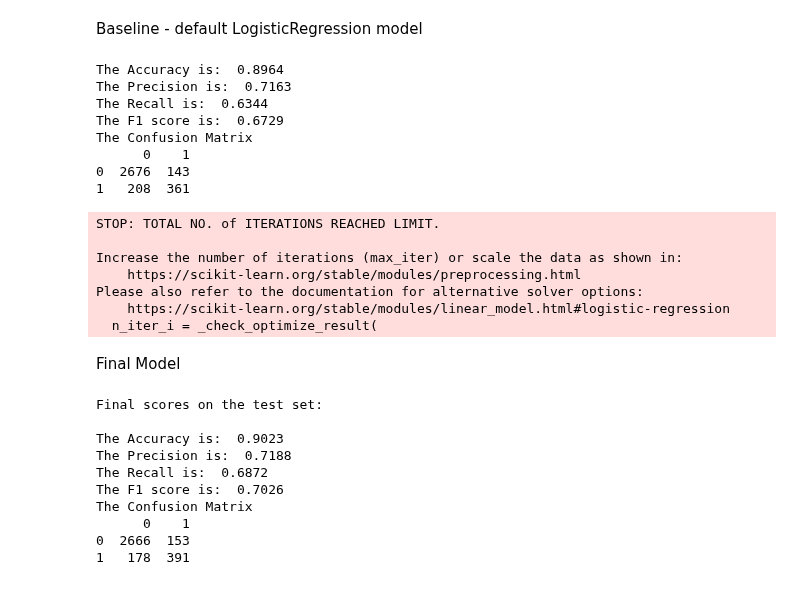
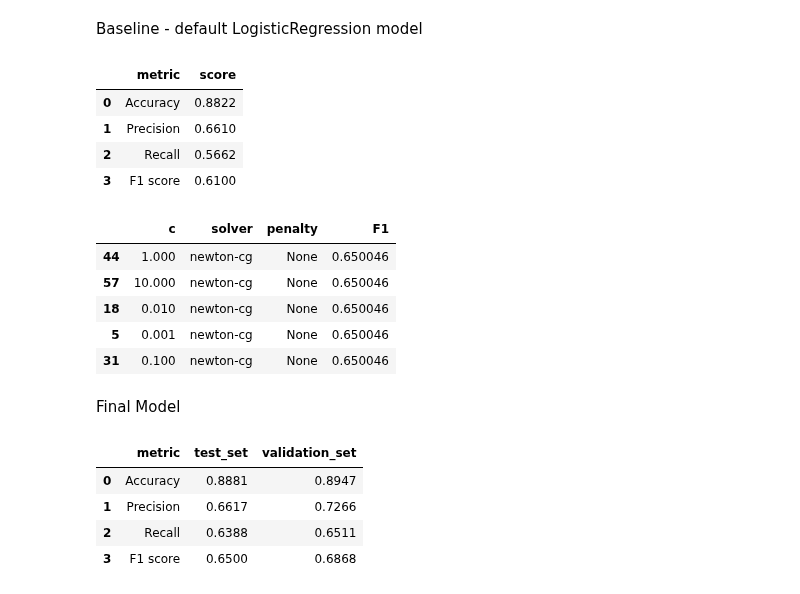
Before and after one commit to AntunesCSR/ML_Group_Projects, a Jupyter notebook: HA1/HA1.ipynb, the cells around one changed output. Drawn from its saved outputs; the diff is of its cells as text; code cells hidden in the pictures.

```diff
--- a/HA1/HA1.ipynb
+++ b/HA1/HA1.ipynb
@@ -490,70 +456,57 @@ model = LogisticRegression()
 model.fit(X_train, y_train_bin)
 y_pred = model.predict(X_test)
 
-print_classification_scores(y_test_bin, y_pred)
+get_classification_scores(y_test_bin, y_pred)
 # %% [output]
-The Accuracy is:  0.8964
-The Precision is:  0.7163
-The Recall is:  0.6344
-The F1 score is:  0.6729
-The Confusion Matrix
-      0    1
-0  2676  143
-1   208  361
-STOP: TOTAL NO. of ITERATIONS REACHED LIMIT.
-
-Increase the number of iterations (max_iter) or scale the data as shown in:
-    https://scikit-learn.org/stable/modules/preprocessing.html
-Please also refer to the documentation for alternative solver options:
-    https://scikit-learn.org/stable/modules/linear_model.html#logistic-regression
-  n_iter_i = _check_optimize_result(
+|  | metric | score |
+| 0 | Accuracy | 0.8822 |
+| 1 | Precision | 0.6610 |
+| 2 | Recall | 0.5662 |
+| 3 | F1 score | 0.6100 |
 # %%
 c_values = [0.001, 0.01, 0.1, 1, 10]
 solver_and_penalty = {'lbfgs': ['l2', None], 'liblinear': ['l1', 'l2'], 'newton-cg': ['l2', None],
                       'newton-cholesky': ['l2', None], 'sag': ['l2', None], 'saga': ['l1', 'l2', None]}
 
-results = {"c": [], "solver": [], "penalty": [], "F1_test": [], "F1_train": []}
+results = {"c": [], "solver": [], "penalty": [], "F1": []}
 
 for c in c_values:
     for solver in solver_and_penalty.keys():
         for penalty in solver_and_penalty[solver]:
             model = LogisticRegression(C=c, solver=solver, penalty=penalty)
             model.fit(X_train, y_train_bin)
-            y_pred_train = model.predict(X_train)
             y_pred_test = model.predict(X_test)
-            f1_test = f1_score(y_test_bin, y_pred_test)
-            f1_train = f1_score(y_train_bin, y_pred_train)
+            f1 = f1_score(y_test_bin, y_pred_test)
 
             results['c'].append(c)
             results['solver'].append(solver)
             results['penalty'].append(penalty)
-            results['F1_test'].append(f1_test)
-            results['F1_train'].append(f1_train)
+            results['F1'].append(f1)
 
 scores_df = pd.DataFrame(results, index=None)
-scores_df = scores_df.sort_values(by="F1_test", ascending=False)
+scores_df = scores_df.sort_values(by="F1", ascending=False)
 
 best_c = scores_df.iloc[0].c # any
 best_solver = scores_df.iloc[0].solver # newton-cg/newton-cholesky
 best_penalty = scores_df.iloc[0].penalty # None
 
-scores_df
+scores_df.head()
+# %% [output]
+|  | c | solver | penalty | F1 |
+| 44 | 1.000 | newton-cg | None | 0.650046 |
+| 57 | 10.000 | newton-cg | None | 0.650046 |
+| 18 | 0.010 | newton-cg | None | 0.650046 |
+| 5 | 0.001 | newton-cg | None | 0.650046 |
+| 31 | 0.100 | newton-cg | None | 0.650046 |
 # %% [markdown]
 Final Model
 # %%
 model = LogisticRegression(C=best_c, solver=best_solver, penalty=best_penalty)
-model.fit(X_train, y_train_bin)
-y_pred = model.predict(X_test)
-print("Final scores on the test set:\n")
-print_classification_scores(y_test_bin, y_pred)
+bn_linear_model_final_scores_df = get_final_model_scores(model)
+bn_linear_model_final_scores_df
 # %% [output]
-Final scores on the test set:
-
-The Accuracy is:  0.9023
-The Precision is:  0.7188
-The Recall is:  0.6872
-The F1 score is:  0.7026
-The Confusion Matrix
-      0    1
-0  2666  153
-1   178  391
+|  | metric | test_set | validation_set |
+| 0 | Accuracy | 0.8881 | 0.8947 |
+| 1 | Precision | 0.6617 | 0.7266 |
+| 2 | Recall | 0.6388 | 0.6511 |
+| 3 | F1 score | 0.6500 | 0.6868 |
```
Also changed, not shown: parts of 21 cells of this notebook, 2 other files.
